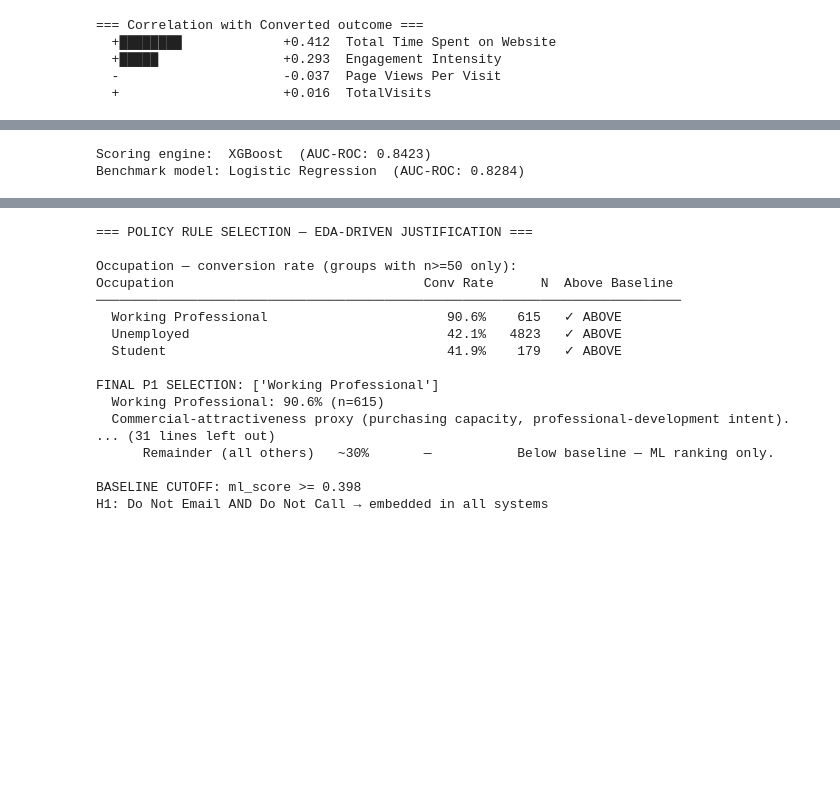
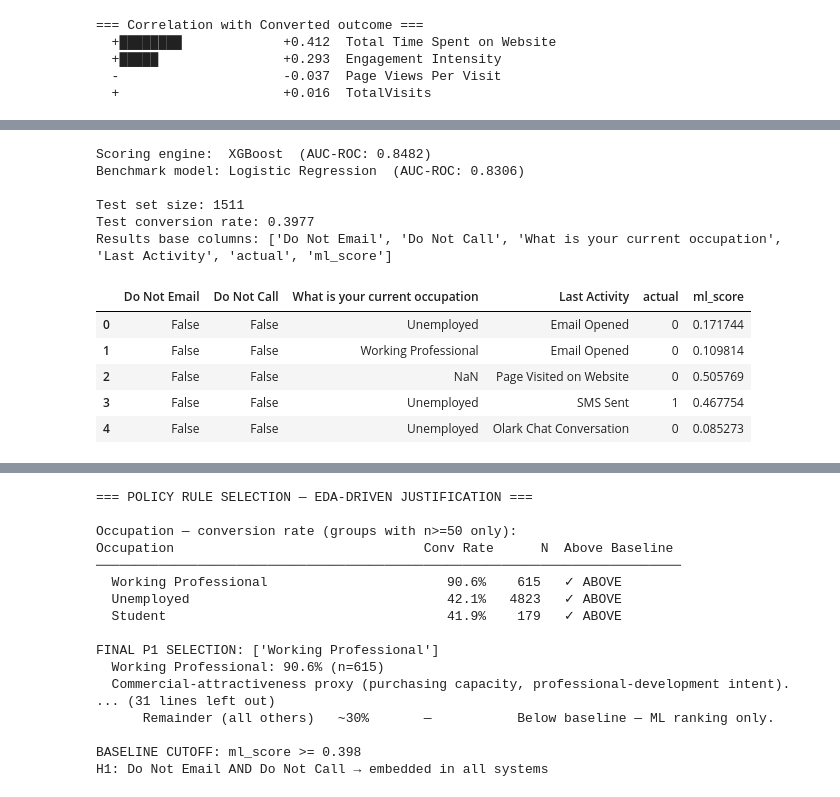
Before and after one commit to thomami244/Masters_Constrained_Lead_Qualification, a Jupyter notebook: Masters_Constrained_Lead_Qualification_Notebook.ipynb, the cells around one changed output, grey strips where cells are left out. Saved outputs shown, nothing was run; the diff lists cells and outputs as text; code cells hidden in the pictures; blank space fills up the shorter version.

```diff
--- a/Masters_Constrained_Lead_Qualification_Notebook.ipynb
+++ b/Masters_Constrained_Lead_Qualification_Notebook.ipynb
@@ -1488,28 +1425,59 @@ XGBoost              |  Best params: {'model__subsample': 0.7, 'model__n_estimat
 # %%
-
 # =============================================================================
 # CELL 09 — SELECT BEST MODEL AND GENERATE TEST SCORES
 #
-# The ML score is computed ONCE and held constant across all four systems.
-# Differences in outcomes between systems are attributable solely to the
-# policy rules, not to any variation in the underlying model.
+# The ML score is computed ONCE and held constant across all three systems.
+# Differences in outcomes between systems are attributable to the qualification
+# approach, not to changes in the underlying predictive model.
 # =============================================================================
 
 if xgb_auc >= logit_auc:
     best_model = xgb_search
     best_model_name = "XGBoost"
     benchmark_model_name = "Logistic Regression"
     best_auc = xgb_auc
     benchmark_auc = logit_auc
 else:
     best_model = logit_search
     best_model_name = "Logistic Regression"
     benchmark_model_name = "XGBoost"
     best_auc = logit_auc
     benchmark_auc = xgb_auc
 
 print(f"Scoring engine:  {best_model_name}  (AUC-ROC: {best_auc:.4f})")
 print(f"Benchmark model: {benchmark_model_name}  (AUC-ROC: {benchmark_auc:.4f})")
+
+ml_scores = best_model.predict_proba(X_test_model)[:, 1]
+
+results_base = policy_test.copy().reset_index(drop=True)
+results_base["actual"] = y_test.values
+results_base["ml_score"] = ml_scores
+
+for col in ["Do Not Email", "Do Not Call"]:
+    results_base[col] = results_base[col].map({
+        "Yes": True,
+        "No": False,
+        1: True,
+        0: False,
+        True: True,
+        False: False,
+    })
+
+print(f"\nTest set size: {len(results_base)}")
+print(f"Test conversion rate: {results_base['actual'].mean():.4f}")
+print(f"Results base columns: {list(results_base.columns)}")
+
+results_base.head()
 # %% [output]
-Scoring engine:  XGBoost  (AUC-ROC: 0.8423)
-Benchmark model: Logistic Regression  (AUC-ROC: 0.8284)
+Scoring engine:  XGBoost  (AUC-ROC: 0.8482)
+Benchmark model: Logistic Regression  (AUC-ROC: 0.8306)
+
+Test set size: 1511
+Test conversion rate: 0.3977
+Results base columns: ['Do Not Email', 'Do Not Call', 'What is your current occupation', 'Last Activity', 'actual', 'ml_score']
+|  | Do Not Email | Do Not Call | What is your current occupation | Last Activity | actual | ml_score |
+| 0 | False | False | Unemployed | Email Opened | 0 | 0.171744 |
+| 1 | False | False | Working Professional | Email Opened | 0 | 0.109814 |
+| 2 | False | False | NaN | Page Visited on Website | 0 | 0.505769 |
+| 3 | False | False | Unemployed | SMS Sent | 1 | 0.467754 |
+| 4 | False | False | Unemployed | Olark Chat Conversation | 0 | 0.085273 |
```
Also changed, not shown: parts of 16 cells of this notebook.
